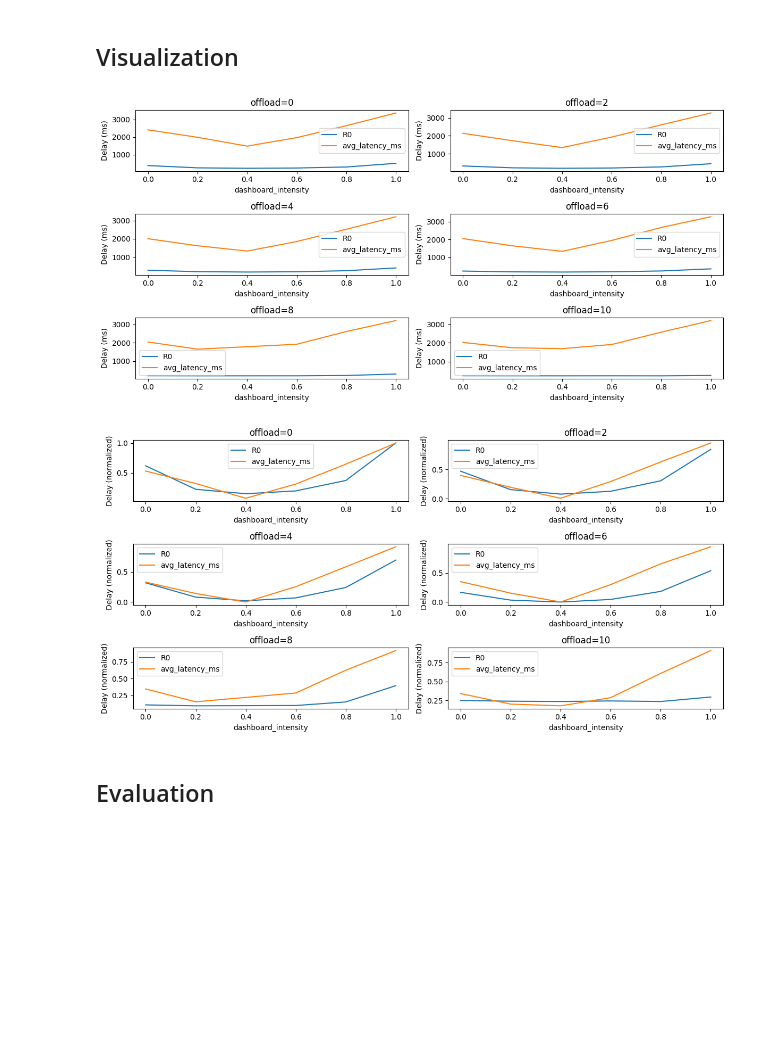
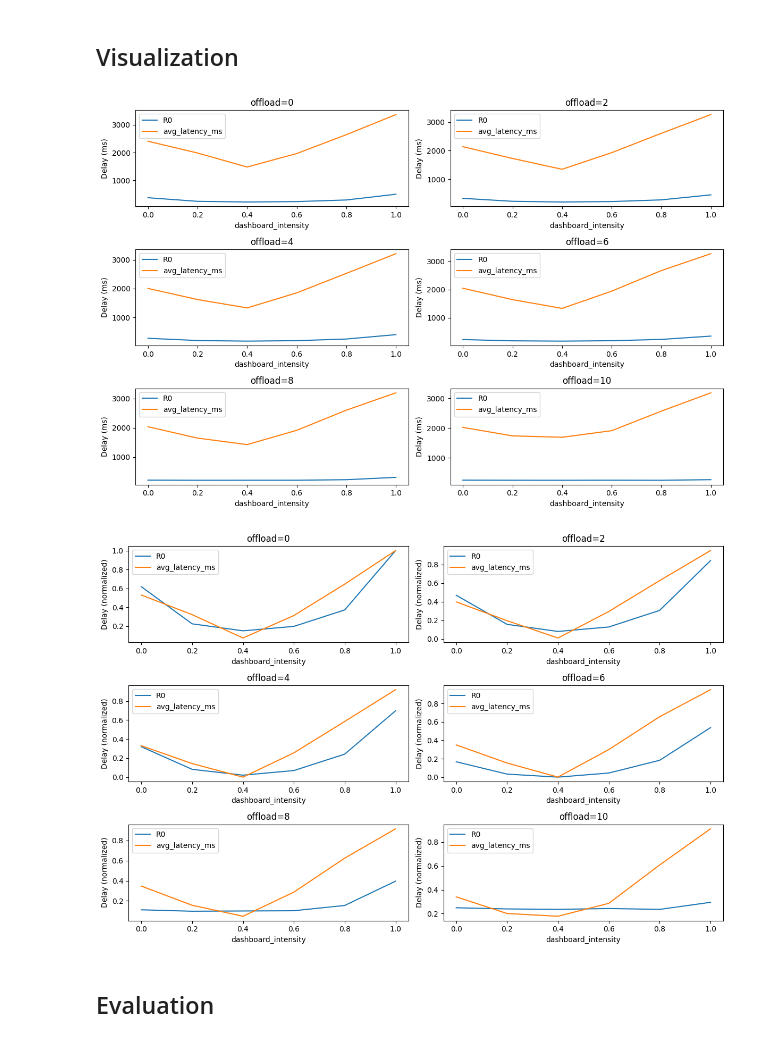
Before and after one commit to wmeijer221/muBench-experiment, a Jupyter notebook: gssi_experiment/gateway_offloading/analysis_singular.ipynb, the cells around one changed output. Drawn from its saved outputs; the diff is of its cells as text; code cells hidden in the pictures; blank space fills up the shorter version.

```diff
--- a/gssi_experiment/gateway_offloading/analysis_singular.ipynb
+++ b/gssi_experiment/gateway_offloading/analysis_singular.ipynb
@@ -224,7 +171,7 @@ def create_fig_3(
 
     num_rows = num_subplots // 2
     num_cols = 2
-    _, axes = plt.subplots(num_rows, num_cols, figsize=(12, 6))
+    _, axes = plt.subplots(num_rows, num_cols, figsize=(12, 8))
     axes = axes.flatten() if num_rows > 1 else [axes]
 
     for i, split in enumerate(splits):
@@ -237,7 +184,7 @@ def create_fig_3(
 
         ax.set_xlabel(x_key)
         ax.set_ylabel(y_label)
-        ax.set_title(f'{split_key}={split}')
+        ax.set_title(f"{split_key}={split}")
 
     plt.tight_layout()
     plt.show()
@@ -251,35 +198,37 @@ def create_fig_2(
     y_label: str,
     x_label: str = "Dashboard Intensity",
 ):
     splits = df[split_key].unique()
     splits.sort()
     num_subplots = len(splits)
 
     num_rows = num_subplots // 2
     num_cols = 2
     _, axes = plt.subplots(num_rows, num_cols, figsize=(12, 6))
     axes = axes.flatten() if num_rows > 1 else [axes]
 
     for i, split in enumerate(splits):
         tmp_df = df[df[split_key] == split]
         ax = axes[i]
 
         x_column = "dashboard_intensity"
         tmp_df = tmp_df.sort_values(x_column)
         tmp_df.plot(x_column, synth_key, ax=ax)
         tmp_df.plot(x_column, real_key, ax=ax)
         ax[i].title.set_text(split)
 
         ax.set_xlabel(x_label)
         ax.set_ylabel(y_label)
 
     plt.tight_layout()
     plt.show()
 
 
-create_fig_3(df, ['R0', 'avg_latency_ms'], 'dashboard_intensity', 'offload', 'Delay (ms)')
+create_fig_3(
+    df, ["R0", "avg_latency_ms"], "dashboard_intensity", "offload", "Delay (ms)"
+)
 # %% [output]
-[figure, old version]
+[figure, new version]
 # %%
 # Normalized data
 
@@ -303,9 +252,15 @@ df_norm["avg_latency_ms"] = df["avg_latency_ms"].transform(
 )
 
 
-create_fig_3(df_norm, ['R0', 'avg_latency_ms'], 'dashboard_intensity', 'offload', 'Delay (normalized)')
+create_fig_3(
+    df_norm,
+    ["R0", "avg_latency_ms"],
+    "dashboard_intensity",
+    "offload",
+    "Delay (normalized)",
+)
 # %% [output]
-[figure, old version]
+[figure, new version]
 # %% [markdown]
 ## Evaluation
 # %% [markdown]
```
Also changed, not shown: parts of 12 cells of this notebook, 8 other files.
